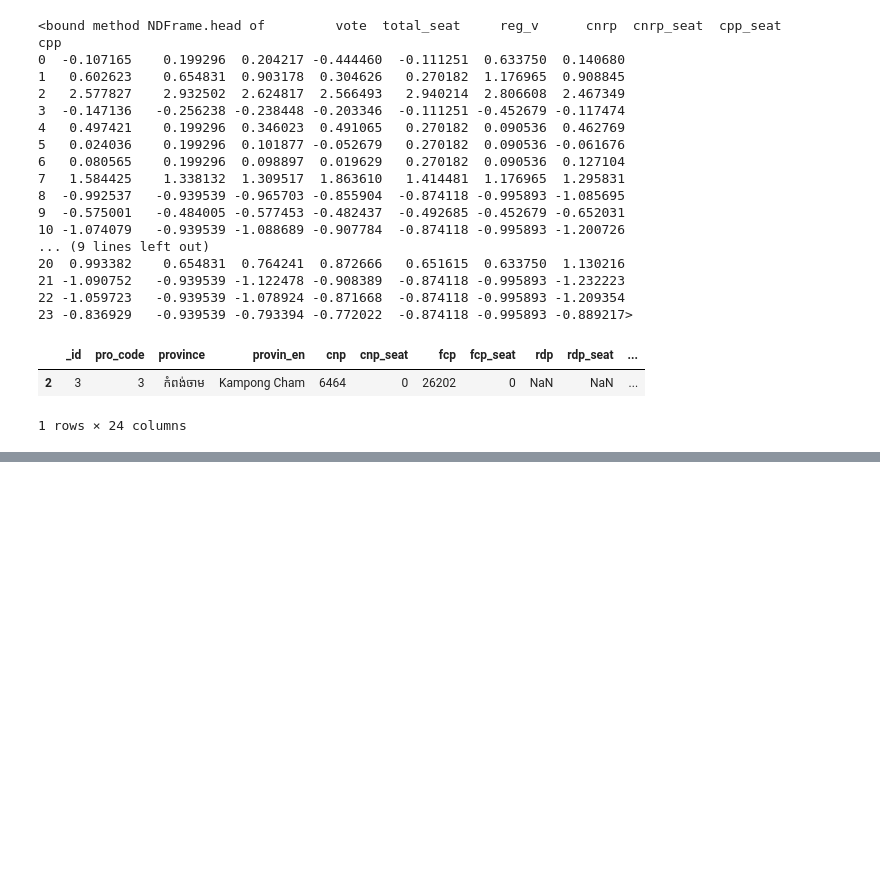
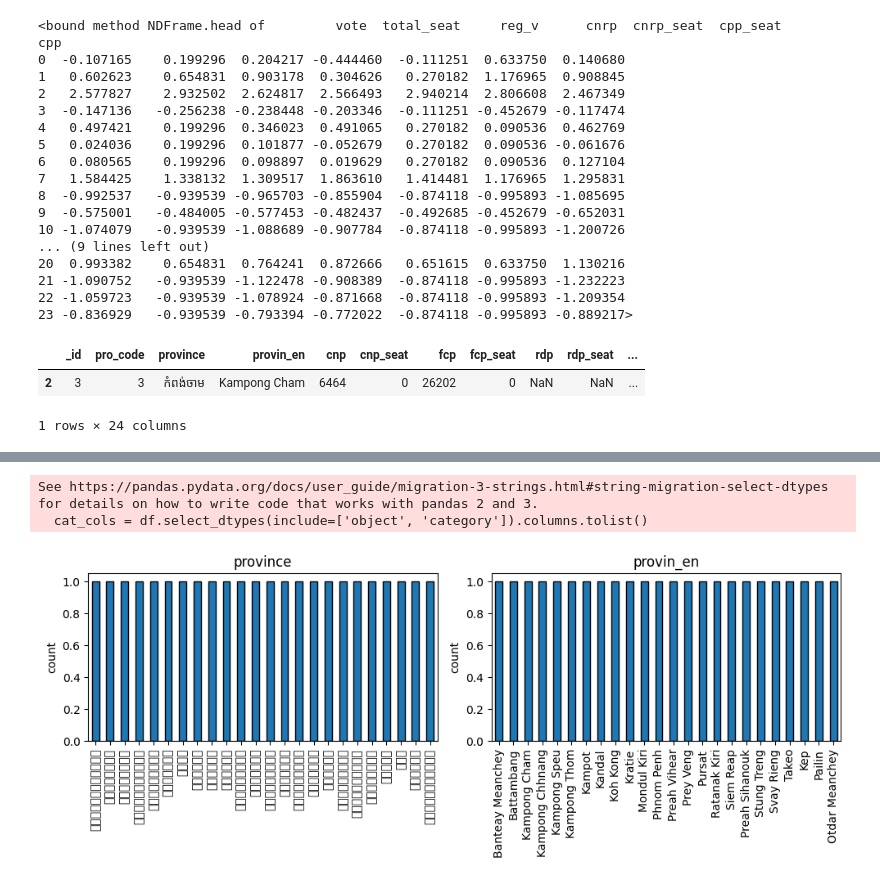
Before and after one commit to CPF-CADT/fundamentals-of-data-science, a Jupyter notebook: w3/W3 - Descriptive.ipynb, the cells around one changed output, grey strips where cells are left out. Drawn from its saved outputs; the diff is of its cells as text; code cells hidden in the pictures; blank space fills up the shorter version.

```diff
--- a/w3/W3 - Descriptive.ipynb
+++ b/w3/W3 - Descriptive.ipynb
@@ -413,4 +557,9 @@ outlier_rows
 1 rows × 24 columns
 # %%
 # Exercise 22
-# Count class of categories vaiable
+# Count class of categorical variables
+
+cat_cols = df.select_dtypes(include=['object', 'category']).columns.tolist()
+print('Categorical columns:', cat_cols)
+for c in cat_cols:
+    print(df[c].value_counts())
@@ -419,0 +586,13 @@ outlier_rows
+# %%
+# Exercise 23
+# Plot the value counts of each class in the categorical variable
+cat_cols = [c for c in df.columns if (df[c].dtype == 'object' or pd.api.types.is_categorical_dtype(df[c])) and c != 'reference']
+
+for c in cat_cols:
+    df[c].value_counts().plot(kind='bar', title=c)
+    plt.ylabel('count')
+    plt.show()
+# %% [output]
+See https://pandas.pydata.org/docs/user_guide/migration-3-strings.html#string-migration-select-dtypes for details on how to write code that works with pandas 2 and 3.
+  cat_cols = df.select_dtypes(include=['object', 'category']).columns.tolist()
+[figure, added]
```
Also changed, not shown: parts of 10 cells of this notebook.
